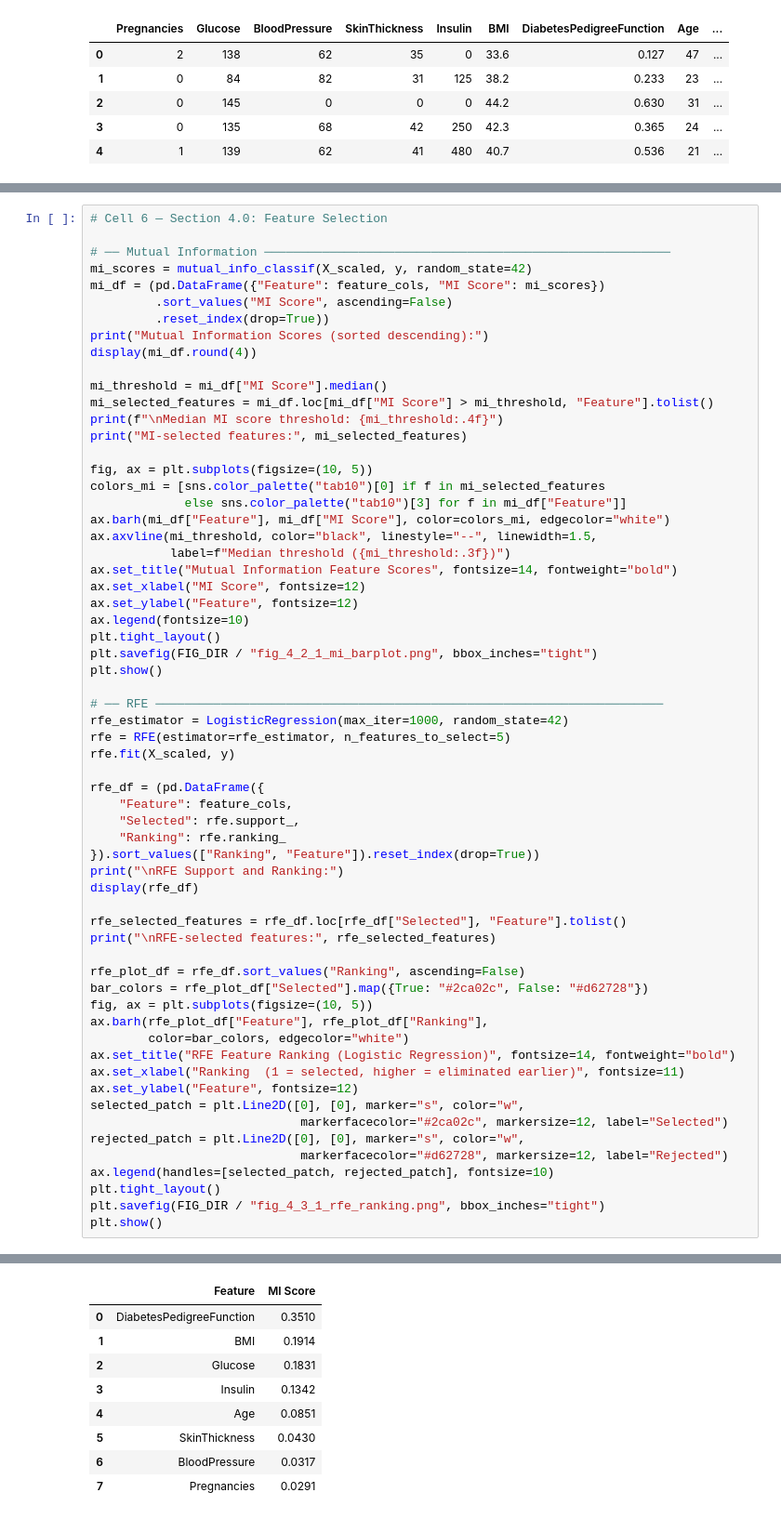
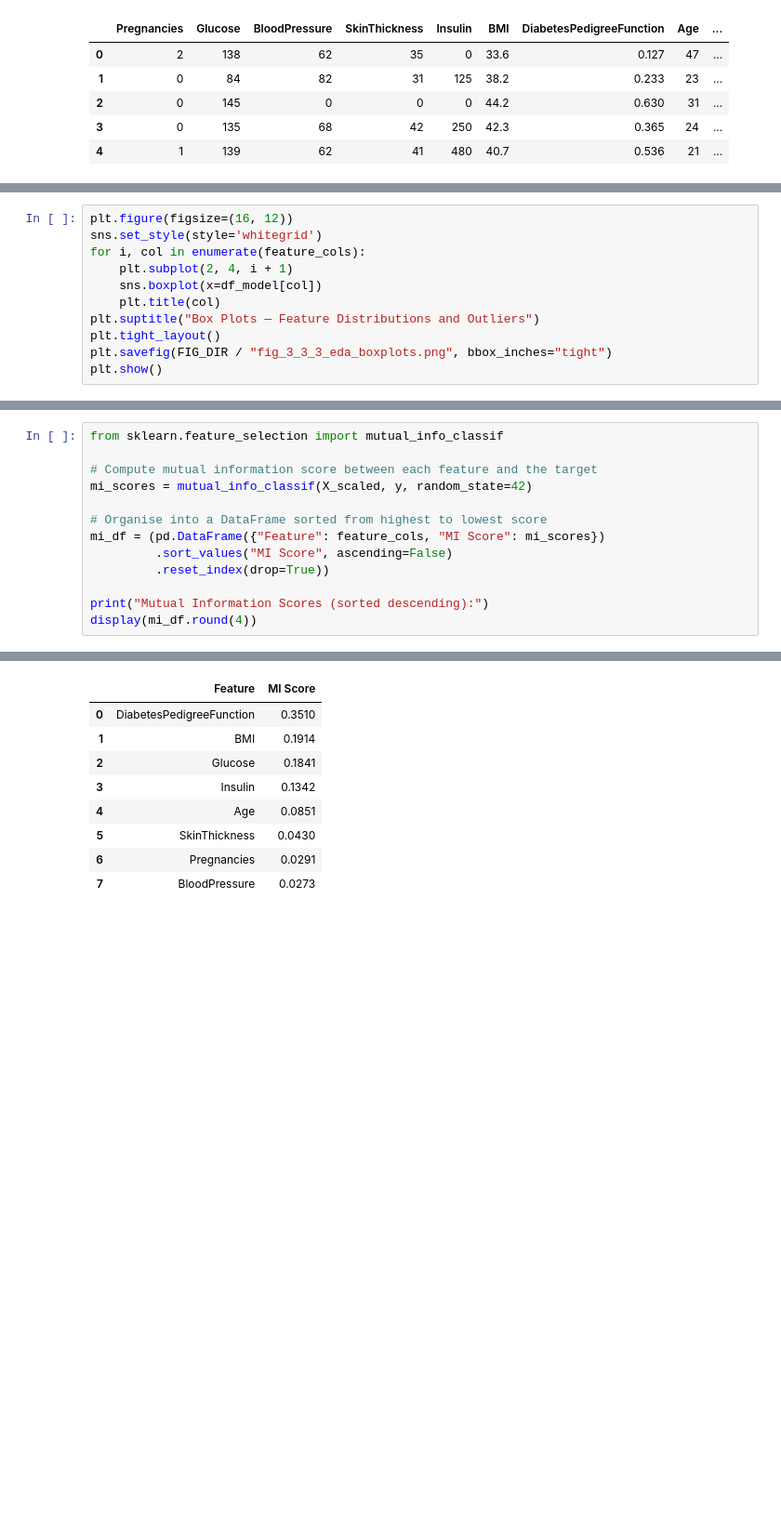
Before and after one commit to CceliaXXx818/diabetes-prediction-feature-selection, a Jupyter notebook: notebook.ipynb, the cells around one changed output, grey strips where cells are left out. Shown at 93% size. Cells and saved outputs as stored; diff of their text form; blank space fills up the shorter version.

```diff
--- a/notebook.ipynb
+++ b/notebook.ipynb
@@ -336,0 +302,11 @@ Class distribution:
+# %%
+plt.figure(figsize=(16, 12))
+sns.set_style(style='whitegrid')
+for i, col in enumerate(feature_cols):
+    plt.subplot(2, 4, i + 1)
+    sns.boxplot(x=df_model[col])
+    plt.title(col)
+plt.suptitle("Box Plots — Feature Distributions and Outliers")
+plt.tight_layout()
+plt.savefig(FIG_DIR / "fig_3_3_3_eda_boxplots.png", bbox_inches="tight")
+plt.show()
@@ -509,73 +412,24 @@ Not all features contribute equally. Removing irrelevant or redundant features c
 # %%
-# Cell 6 — Section 4.0: Feature Selection
+from sklearn.feature_selection import mutual_info_classif
 
-# ── Mutual Information ────────────────────────────────────────────────────────
+# Compute mutual information score between each feature and the target
 mi_scores = mutual_info_classif(X_scaled, y, random_state=42)
+
+# Organise into a DataFrame sorted from highest to lowest score
 mi_df = (pd.DataFrame({"Feature": feature_cols, "MI Score": mi_scores})
          .sort_values("MI Score", ascending=False)
          .reset_index(drop=True))
+
 print("Mutual Information Scores (sorted descending):")
 display(mi_df.round(4))
-
-mi_threshold = mi_df["MI Score"].median()
-mi_selected_features = mi_df.loc[mi_df["MI Score"] > mi_threshold, "Feature"].tolist()
-print(f"\nMedian MI score threshold: {mi_threshold:.4f}")
-print("MI-selected features:", mi_selected_features)
-
-fig, ax = plt.subplots(figsize=(10, 5))
-colors_mi = [sns.color_palette("tab10")[0] if f in mi_selected_features
-             else sns.color_palette("tab10")[3] for f in mi_df["Feature"]]
-ax.barh(mi_df["Feature"], mi_df["MI Score"], color=colors_mi, edgecolor="white")
-ax.axvline(mi_threshold, color="black", linestyle="--", linewidth=1.5,
-           label=f"Median threshold ({mi_threshold:.3f})")
-ax.set_title("Mutual Information Feature Scores", fontsize=14, fontweight="bold")
-ax.set_xlabel("MI Score", fontsize=12)
-ax.set_ylabel("Feature", fontsize=12)
-ax.legend(fontsize=10)
-plt.tight_layout()
-plt.savefig(FIG_DIR / "fig_4_2_1_mi_barplot.png", bbox_inches="tight")
-plt.show()
-
-# ── RFE ──────────────────────────────────────────────────────────────────────
-rfe_estimator = LogisticRegression(max_iter=1000, random_state=42)
-rfe = RFE(estimator=rfe_estimator, n_features_to_select=5)
-rfe.fit(X_scaled, y)
-
-rfe_df = (pd.DataFrame({
-    "Feature": feature_cols,
-    "Selected": rfe.support_,
-    "Ranking": rfe.ranking_
-}).sort_values(["Ranking", "Feature"]).reset_index(drop=True))
-print("\nRFE Support and Ranking:")
-display(rfe_df)
-
-rfe_selected_features = rfe_df.loc[rfe_df["Selected"], "Feature"].tolist()
-print("\nRFE-selected features:", rfe_selected_features)
-
-rfe_plot_df = rfe_df.sort_values("Ranking", ascending=False)
-bar_colors = rfe_plot_df["Selected"].map({True: "#2ca02c", False: "#d62728"})
-fig, ax = plt.subplots(figsize=(10, 5))
-ax.barh(rfe_plot_df["Feature"], rfe_plot_df["Ranking"],
-        color=bar_colors, edgecolor="white")
-ax.set_title("RFE Feature Ranking (Logistic Regression)", fontsize=14, fontweight="bold")
-ax.set_xlabel("Ranking  (1 = selected, higher = eliminated earlier)", fontsize=11)
-ax.set_ylabel("Feature", fontsize=12)
-selected_patch = plt.Line2D([0], [0], marker="s", color="w",
-                             markerfacecolor="#2ca02c", markersize=12, label="Selected")
-rejected_patch = plt.Line2D([0], [0], marker="s", color="w",
-                             markerfacecolor="#d62728", markersize=12, label="Rejected")
-ax.legend(handles=[selected_patch, rejected_patch], fontsize=10)
-plt.tight_layout()
-plt.savefig(FIG_DIR / "fig_4_3_1_rfe_ranking.png", bbox_inches="tight")
-plt.show()
 # %% [output]
 Mutual Information Scores (sorted descending):
 |  | Feature | MI Score |
 | 0 | DiabetesPedigreeFunction | 0.3510 |
 | 1 | BMI | 0.1914 |
-| 2 | Glucose | 0.1831 |
+| 2 | Glucose | 0.1841 |
 | 3 | Insulin | 0.1342 |
 | 4 | Age | 0.0851 |
 | 5 | SkinThickness | 0.0430 |
-| 6 | BloodPressure | 0.0317 |
-| 7 | Pregnancies | 0.0291 |
+| 6 | Pregnancies | 0.0291 |
+| 7 | BloodPressure | 0.0273 |
```
Also changed, not shown: parts of 53 cells of this notebook, 12 other files.
